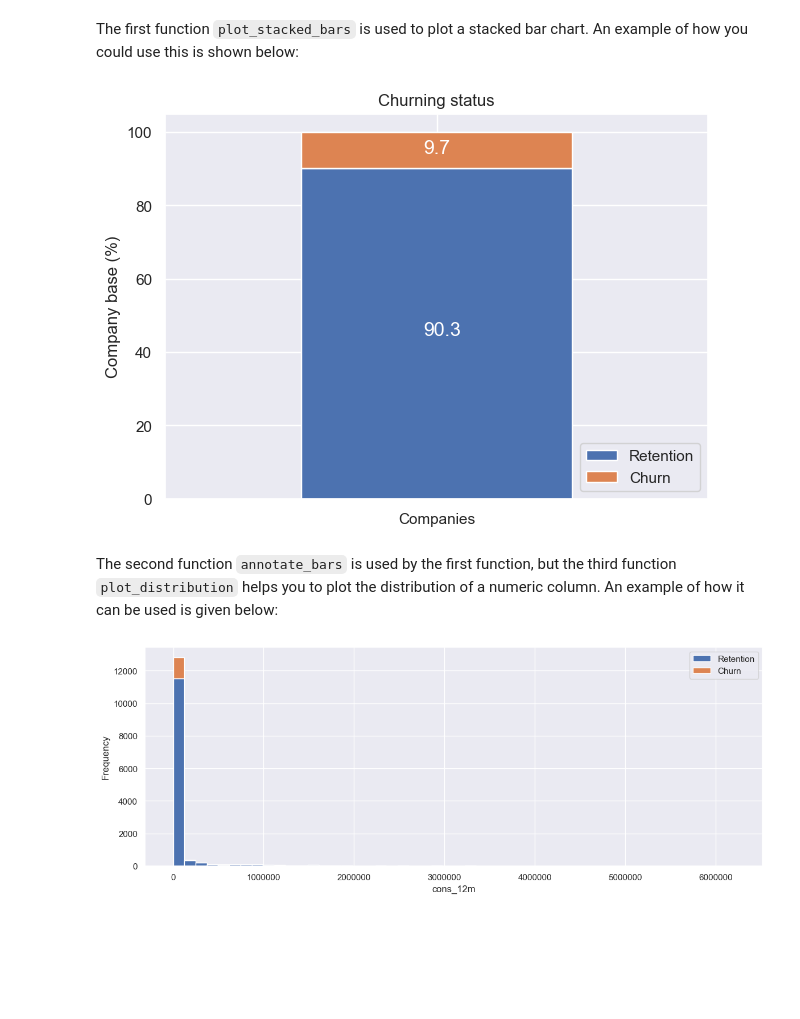
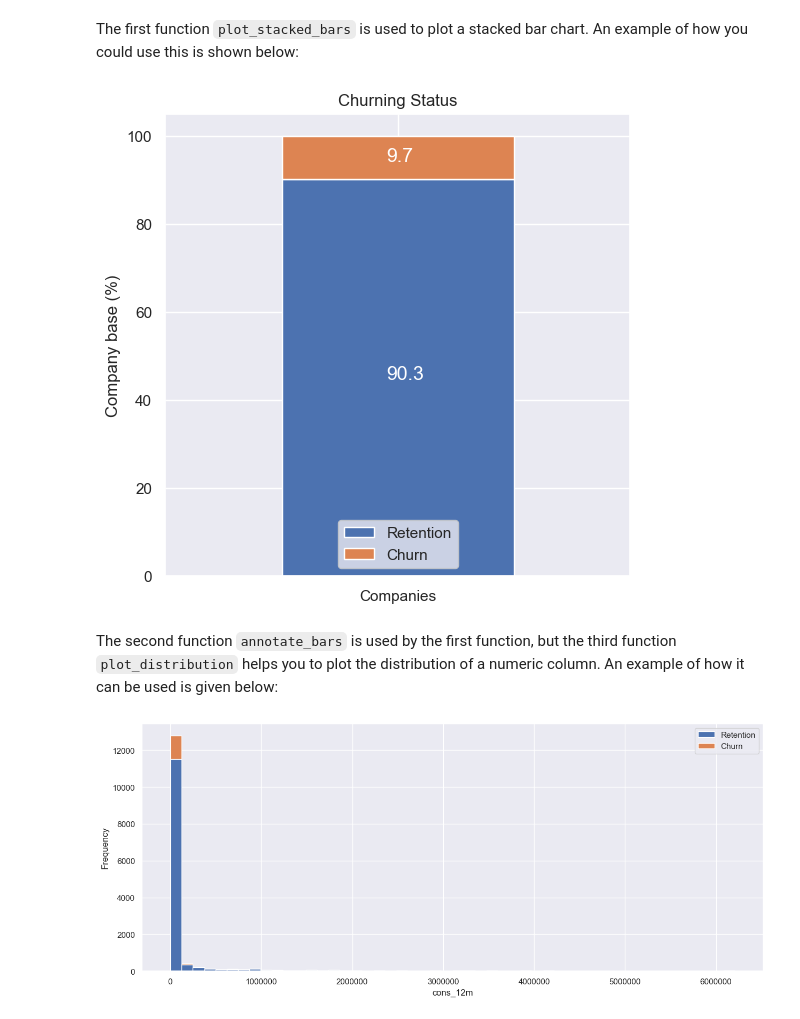
Before and after one commit to sabirinID/BCG-Data-Science-Virtual-Internship, a Jupyter notebook: Files/2-Exploratory-Data-Analysis/eda_starter.ipynb, the cells around one changed output. Saved outputs shown, nothing was run; the diff lists cells and outputs as text; code cells hidden in the pictures; blank space fills up the shorter version.

```diff
--- a/Files/2-Exploratory-Data-Analysis/eda_starter.ipynb
+++ b/Files/2-Exploratory-Data-Analysis/eda_starter.ipynb
@@ -181,21 +181,21 @@ The first function `plot_stacked_bars` is used to plot a stacked bar chart. An e
 # %%
 churn = client_df[['id', 'churn']]
 churn.columns = ['Companies', 'churn']
 churn_total = churn.groupby(churn['churn']).count()
 churn_percentage = churn_total / churn_total.sum() * 100
 
 # plot_stacked_bars(dataframe, title_, size_=(18, 10), rot_=0, legend_="upper right")
-plot_stacked_bars(churn_percentage.transpose(), "Churning status", (7, 5), legend_="lower right")
+plot_stacked_bars(churn_percentage.transpose(), "Churning Status", (6, 6), legend_="lower center")
 # %% [output]
-[figure, old version]
+[figure, new version]
 # %% [markdown]
 The second function `annotate_bars` is used by the first function, but the third function `plot_distribution` helps you to plot the distribution of a numeric column. An example of how it can be used is given below:
 # %%
 consumption = client_df[['id', 'cons_12m', 'cons_gas_12m', 'cons_last_month', 'imp_cons', 'has_gas', 'churn']]
 
-fig, axs = plt.subplots(nrows=1, figsize=(14, 5))
+fig, axs = plt.subplots(nrows=1, figsize=(15, 6))
 
 # plot_distribution(dataframe, column, ax, bins_=50)
 plot_distribution(consumption, 'cons_12m', axs)
 # %% [output]
-[figure, old version]
+[figure, new version]
```
Also changed, not shown: parts of 5 cells of this notebook.
